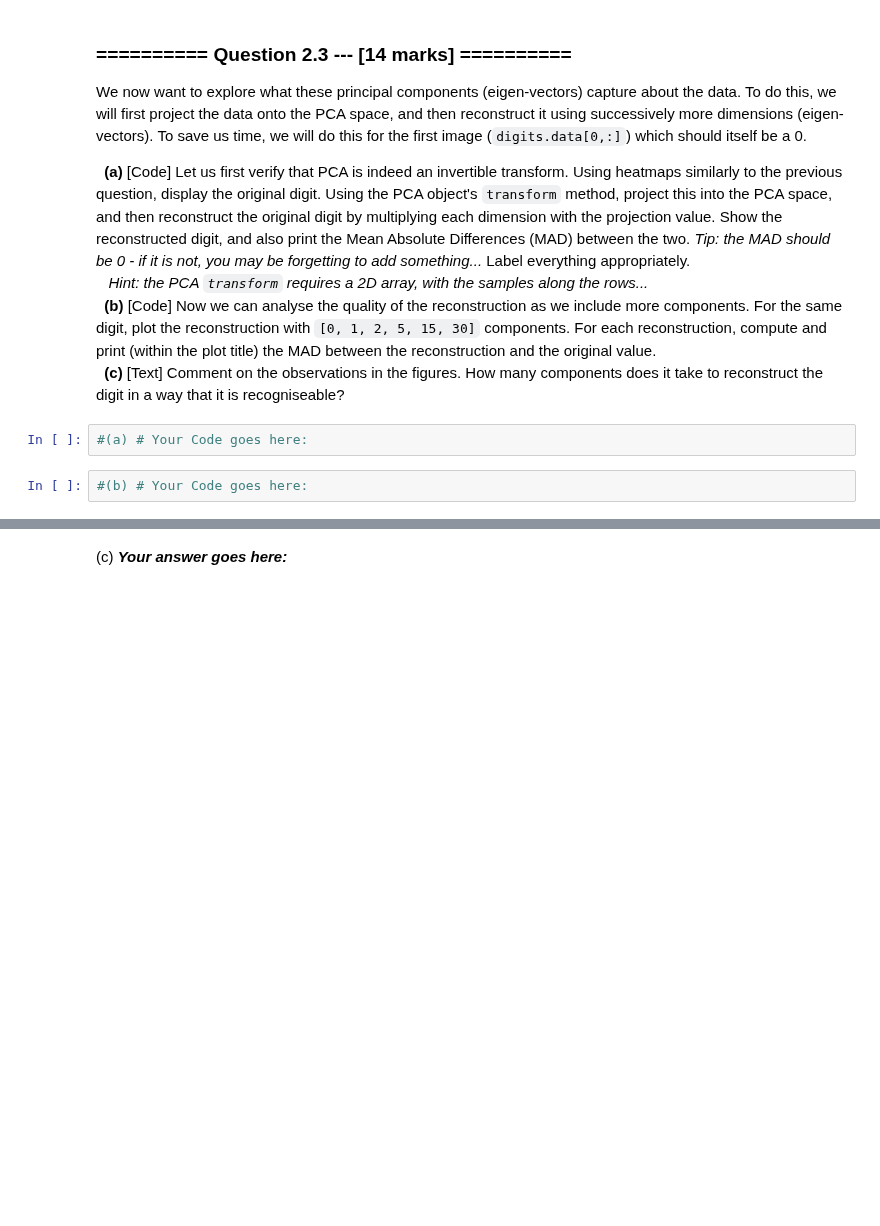
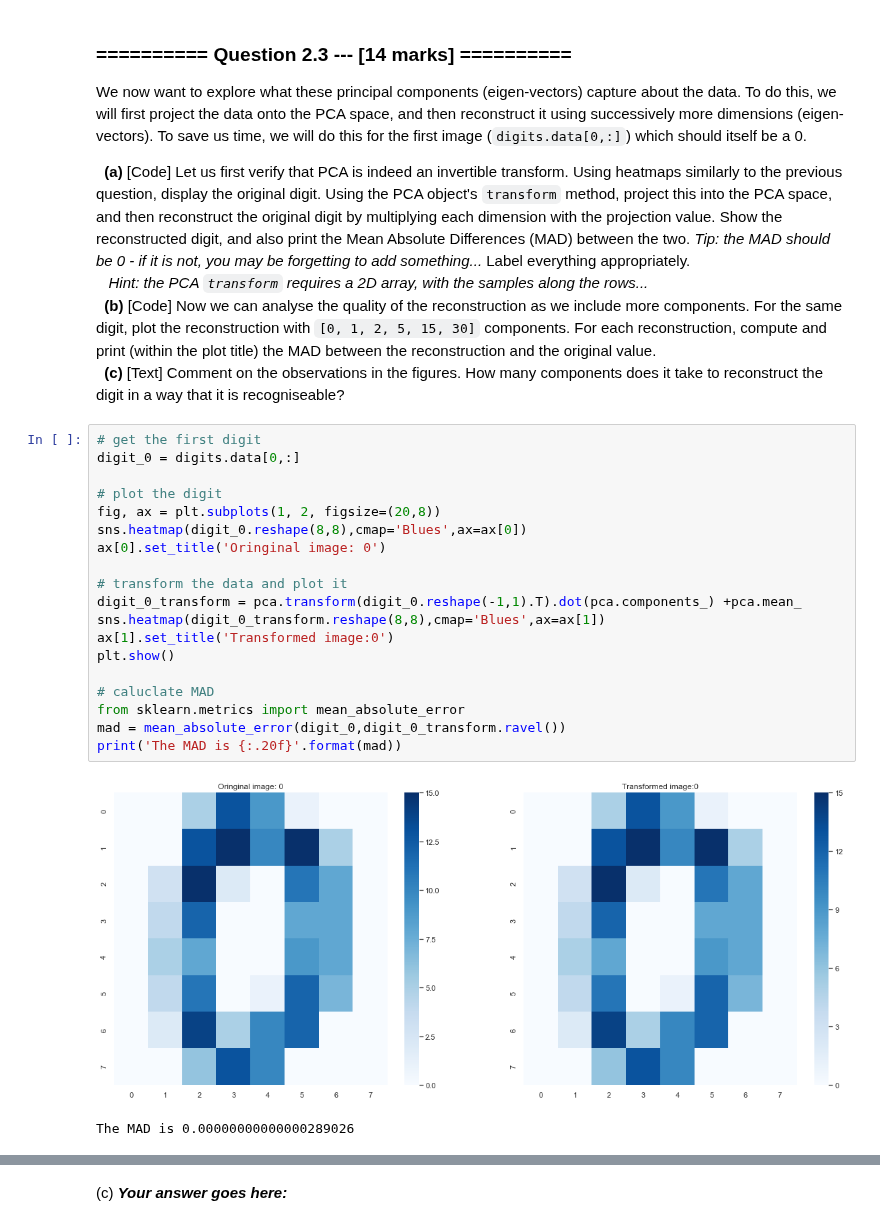
Before and after one commit to aadulan/iaml2018, a Jupyter notebook: Assignments/04_B_PCA.ipynb, the cells around one changed output, grey strips where cells are left out. Saved outputs shown, nothing was run; the diff lists cells and outputs as text; blank space fills up the shorter version.

```diff
--- a/Assignments/04_B_PCA.ipynb
+++ b/Assignments/04_B_PCA.ipynb
@@ -339,7 +342,25 @@ We now want to explore what these principal components (eigen-vectors) capture a
 &nbsp;&nbsp;&nbsp;*Hint: the PCA `transform` requires a 2D array, with the samples along the rows...*<br>
 &nbsp;&nbsp;**(b)** [Code] Now we can analyse the quality of the reconstruction as we include more components. For the same digit, plot the reconstruction with `[0, 1, 2, 5, 15, 30]` components. For each reconstruction, compute and print (within the plot title) the MAD between the reconstruction and the original value.<br>
 &nbsp;&nbsp;**(c)** [Text] Comment on the observations in the figures. How many components does it take to reconstruct the digit in a way that it is recogniseable?
-# %%
-#(a) # Your Code goes here:
-# %%
-#(b) # Your Code goes here:
+# %%
+# get the first digit
+digit_0 = digits.data[0,:]
+
+# plot the digit
+fig, ax = plt.subplots(1, 2, figsize=(20,8))
+sns.heatmap(digit_0.reshape(8,8),cmap='Blues',ax=ax[0])
+ax[0].set_title('Oringinal image: 0')
+
+# transform the data and plot it
+digit_0_transform = pca.transform(digit_0.reshape(-1,1).T).dot(pca.components_) +pca.mean_
+sns.heatmap(digit_0_transform.reshape(8,8),cmap='Blues',ax=ax[1])
+ax[1].set_title('Transformed image:0')
+plt.show()
+
+# caluclate MAD
+from sklearn.metrics import mean_absolute_error
+mad = mean_absolute_error(digit_0,digit_0_transform.ravel())
+print('The MAD is {:.20f}'.format(mad))
+# %% [output]
+[figure, added]
+The MAD is 0.00000000000000289026
```
Also changed, not shown: parts of 4 cells of this notebook.
